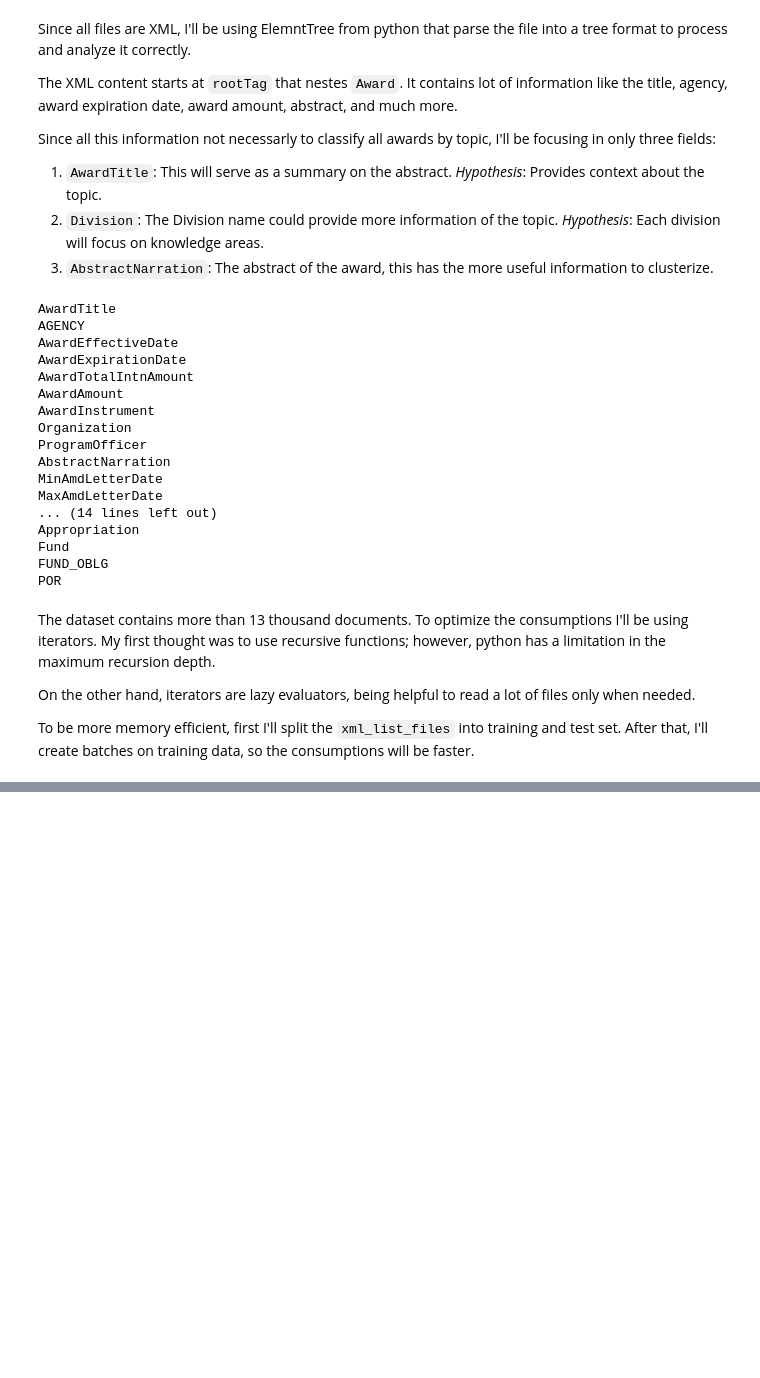
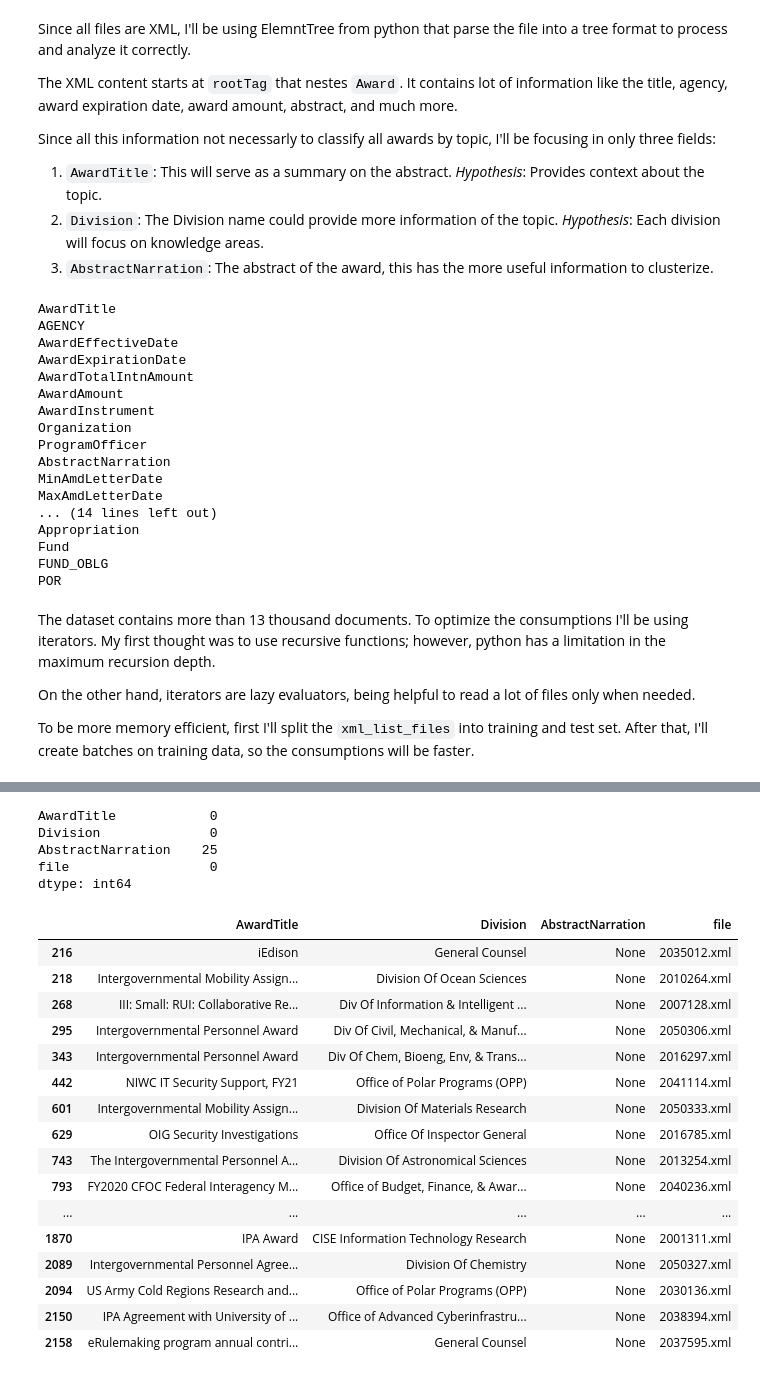
Before and after one commit to EdRome/GlobantChallenge, a Jupyter notebook: challengeglobant.ipynb, the cells around one changed output, grey strips where cells are left out. Drawn from its saved outputs; the diff is of its cells as text; code cells hidden in the pictures; blank space fills up the shorter version.

```diff
--- a/challengeglobant.ipynb
+++ b/challengeglobant.ipynb
@@ -93,23 +97,43 @@ class CreateTrainingBatches:
             yield self.__train_set[i*self.__batch_size:(i+1)*self.__batch_size]
 # %%
 class XMLProcessor:
+    """
+    Class dedicated to process XML, the input must be an iterator, so the processing is the most memory efficient as possible.
+    The process method will read the input iterator each time is called, when the iterator is empty, it will print a message.
+    """
 
     def __init__(self, batches: iter):
         self.__batches = batches
 
     def filter_xml_element(self, file_path):
+        """
+        Filter the tasg of interest. This function can be modified to get any other tag of interest.
+        However, changing this implies to modify the convert_to_dataframe function and the get_text_elements
+        in case the new tag needs further processing.
+        """
         tags_of_interest = {'AwardTitle','Organization','AbstractNarration'}
         context = ET.iterparse(file_path)
         return filter(lambda xml: xml[1].tag in tags_of_interest, context)
 
     def process_files(self, xml_file):
+        """
+        Maps the filtering functions to each xml.
+        """
         return map(lambda file: self.filter_xml_element(file), xml_file)
 
     def prepare_files(self, lst):
+        """
+        The input list is full of names only. This function concat the
+        XML directory to the filename.
+        """
         xml_dir = '/kaggle/input/nsf-research-awards-abstracts'
         return map(lambda file: os.path.join(xml_dir, file), lst)
 
     def get_text_elements(self, xml):
+        """
+        It get the text data from the filtered tags. Only organization recieves a particular
+        case since the function looks for Division - LongName.
+        """
         if xml[1].tag == 'Organization':
             # Search for Division tag inside Organization
             division = [elem for elem in xml[1] if elem.tag == 'Division']
@@ -120,22 +144,31 @@ class XMLProcessor:
             return xml[1].text
 
     def get_data_from_generator(self, data):
+        """
+        It maps the get_text_element to generate a list of text data
+        """
         return [map(lambda x: self.get_text_elements(x), elem) for elem in data]
 
     def convert_to_dataframe(self, text_data):
+        """
+        Conver the input text in list format into a dataframe for further processing
+        """
         return pd.DataFrame(
             data=[list(data) for data in text_data],
             columns=['AwardTitle','Division','AbstractNarration']
         )
 
     def process(self):
+        """
+        Main function of the class
+        """
         try:
             lst = next(self.__batches)
 
             xml_files = self.prepare_files(lst)
             xml_data = self.process_files(xml_files)
             xml_text_data = self.get_data_from_generator(xml_data)
-            return self.convert_to_dataframe(xml_text_data)
+            return self.convert_to_dataframe(xml_text_data).assign(file = lst)
         except StopIteration:
             print("Iterator is empty")
 # %%
@@ -165,0 +198,31 @@ df1
+# %%
+# I didn't expect to have empty values in AbstractNarration.
+# They are not a lot, I can assume that the other training batches have more or less the same number of empty AbstractNarration columns (they are shuffled)
+# Just to confirm that I'm not missing something, I will get one of this files and reviwed by hand to ensure there are not exceptions.
+df1.isna().sum()
+# %% [output]
+AwardTitle            0
+Division              0
+AbstractNarration    25
+file                  0
+dtype: int64
+# %%
+df1.query("AbstractNarration.isna()")
+# %% [output]
+|  | AwardTitle | Division | AbstractNarration | file |
+| 216 | iEdison | General Counsel | None | 2035012.xml |
+| 218 | Intergovernmental Mobility Assign... | Division Of Ocean Sciences | None | 2010264.xml |
+| 268 | III: Small: RUI: Collaborative Re... | Div Of Information & Intelligent ... | None | 2007128.xml |
+| 295 | Intergovernmental Personnel Award | Div Of Civil, Mechanical, & Manuf... | None | 2050306.xml |
+| 343 | Intergovernmental Personnel Award | Div Of Chem, Bioeng, Env, & Trans... | None | 2016297.xml |
+| 442 | NIWC IT Security Support, FY21 | Office of Polar Programs (OPP) | None | 2041114.xml |
+| 601 | Intergovernmental Mobility Assign... | Division Of Materials Research | None | 2050333.xml |
+| 629 | OIG Security Investigations | Office Of Inspector General | None | 2016785.xml |
+| 743 | The Intergovernmental Personnel A... | Division Of Astronomical Sciences | None | 2013254.xml |
+| 793 | FY2020 CFOC Federal Interagency M... | Office of Budget, Finance, & Awar... | None | 2040236.xml |
+| ... | ... | ... | ... | ... |
+| 1870 | IPA Award | CISE Information Technology Research | None | 2001311.xml |
+| 2089 | Intergovernmental Personnel Agree... | Division Of Chemistry | None | 2050327.xml |
+| 2094 | US Army Cold Regions Research and... | Office of Polar Programs (OPP) | None | 2030136.xml |
+| 2150 | IPA Agreement with University of ... | Office of Advanced Cyberinfrastru... | None | 2038394.xml |
+| 2158 | eRulemaking program annual contri... | General Counsel | None | 2037595.xml |
```
Also changed, not shown: parts of 17 cells of this notebook.
